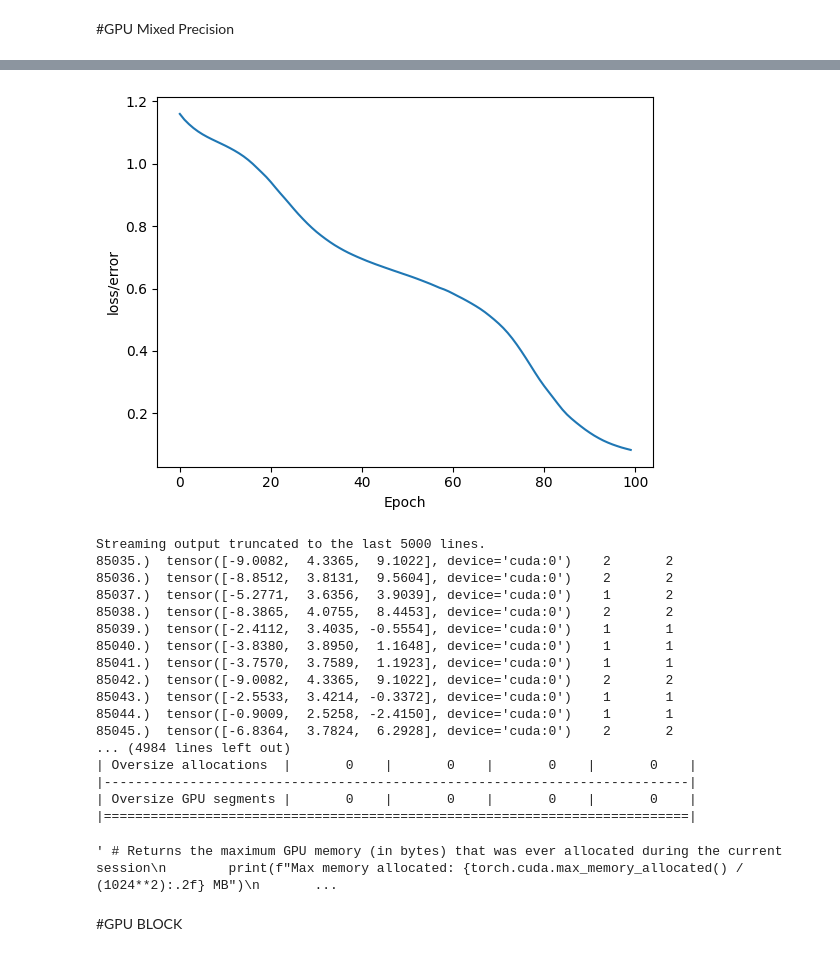
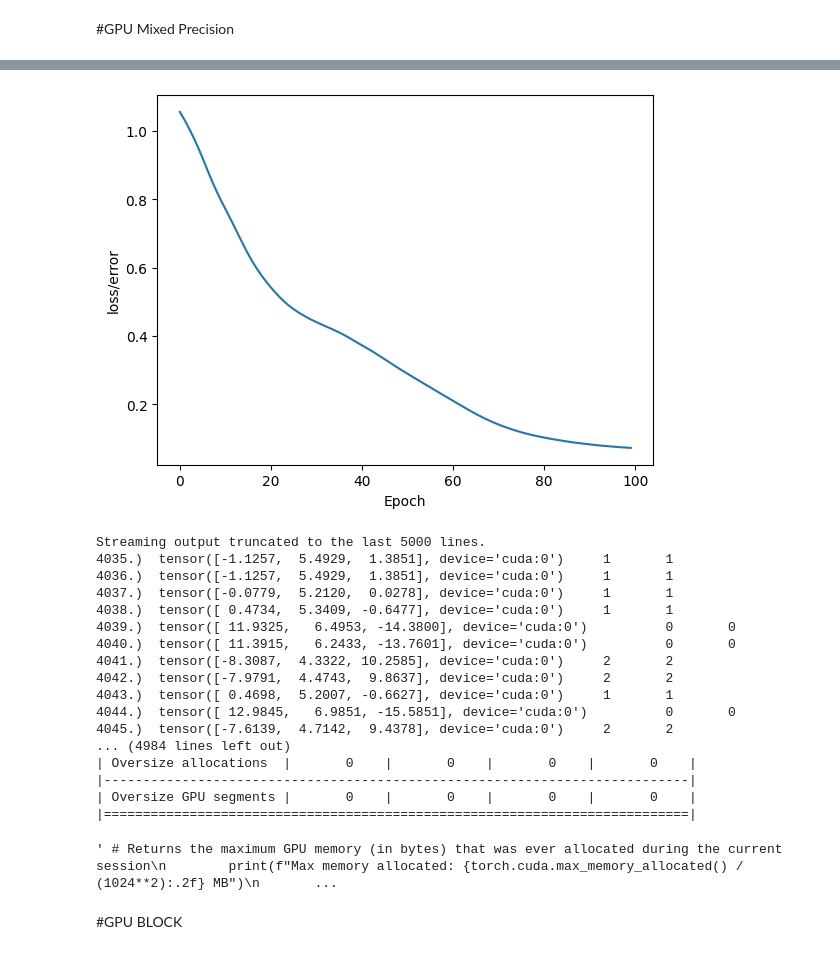
Before and after one commit to LCRazo/GPU-Utilization-and-Improvement-Project-, a Jupyter notebook: BatchIncrease.ipynb, the cells around one changed output, grey strips where cells are left out. Saved outputs shown, nothing was run; the diff lists cells and outputs as text; code cells hidden in the pictures.

Commit message:
limmited the gpu memory to prove that MP can handle bigger batch sizes as compared to FP

```diff
--- a/BatchIncrease.ipynb
+++ b/BatchIncrease.ipynb
@@ -20,7 +20,6 @@ import matplotlib.pyplot as plt
 import numpy as np
 import time
 # Mixed precision imports
-from torch.cuda.amp import autocast, GradScaler
 from sklearn.model_selection import train_test_split
 # %matplotlib inline
 
@@ -49,6 +48,15 @@ print(torch.cuda.device_count()) # Returns the available GPUs
 if torch.cuda.is_available():
   print(f"Current device: {torch.cuda.current_device()}")
   print(f"Device name: {torch.cuda.get_device_name(0)}")
+
+  fraction = 0.002
+  torch.cuda.set_per_process_memory_fraction(fraction, 0)
+
+  total_memory_gb = torch.cuda.get_device_properties(0).total_memory / 1024**3
+
+  actual_memory_allocated = total_memory_gb * fraction
+
+  print(f"Actual memory allocated: {actual_memory_allocated:.3f} GB")
 
   # print(stats)
 
@@ -79,7 +87,7 @@ if torch.cuda.is_available():
 
 
   #To increase batch
-  repeat_factor = 3000
+  repeat_factor = 300
   X = np.tile(X, (repeat_factor, 1))
   y = np.tile(y, repeat_factor)
 
@@ -97,7 +105,7 @@ if torch.cuda.is_available():
   # Set the criterion of model to measure the error, how far off the predictions are from the data
   criterion = nn.CrossEntropyLoss().cuda(0)
   # Choose Adam Optimizer, lr = learning rate (if error doesn't go down after a bunch of iterations (epochs), lower our learning rate)
-  scaler = GradScaler()
+  scaler = torch.amp.GradScaler("cuda")
   optimizer = torch.optim.Adam(model.parameters(), lr=0.01)
 
   # Train our model!
@@ -116,17 +124,17 @@ if torch.cuda.is_available():
 
     # Measure the loss/error, gonna be high at first
     # loss = criterion(y_pred, y_train) # predicted values vs the y_train
-
+    optimizer.zero_grad()
     # This is for mixed precision
-    with torch.cuda.amp.autocast():
+    with torch.amp.autocast("cuda"):
       # Go forward and get a prediction
       y_pred = model.forward(X_train) # Get predicted results
       # Measure the loss/error, gonna be high at first
       loss = criterion(y_pred, y_train) # predicted values vs the y_train
 
-      # Keep Track of our losses
-      lossCPU = loss.cpu()
-      losses.append(lossCPU.detach().numpy())
+    # Keep Track of our losses
+    lossCPU = loss.cpu()
+    losses.append(lossCPU.detach().numpy())
 
     # print every 10 epoch
     if i % 10 == 0:
@@ -135,7 +143,7 @@ if torch.cuda.is_available():
     # Do some back propagation: take the error rate of forward propagation and feed it back
     # thru the network to fine tune the weights
     # Backpropagation with mixed precision
-    optimizer.zero_grad()
+
     scaler.scale(loss).backward()
     scaler.step(optimizer)
     scaler.update()
@@ -145,7 +153,7 @@ if torch.cuda.is_available():
   end = time.time()
   print(f"Original batch size: ", my_df.shape[0])
   print(f"Repeat factor to create larger batch", repeat_factor)
-  print(f"Batch size: ", repeat_factor * X.shape[0])
+  print(f"Batch size: ", X.shape[0])
   print(f"GPU Mixed Precision Training: {end - start:.6f} seconds")
 
   stats = torch.cuda.memory_stats()
@@ -196,32 +204,6 @@ if torch.cuda.is_available():
   peak_allocated_memory = torch.cuda.max_memory_allocated(0)
   print(f"Peak allocated memory: {peak_allocated_memory / (1024**2):.2f} MB")
   print(torch.cuda.memory_summary(device=0, abbreviated=True))
-
-  """ new_iris = torch.tensor([4.7, 3.2, 1.3, 0.2])
-        with torch.no_grad():
-          print(model(new_iris))
-
-        newer_iris = torch.tensor([5.9, 3.0, 5.1, 1.8])
-
-        with torch.no_grad():
-          print(model(newer_iris))
-
-        # Save our NN Model
-        torch.save(model.state_dict(), 'my_really_awesome_iris_model.pt')
-
-        # Load the Saved Model
-        new_model = Model()
-        new_model.load_state_dict(torch.load('my_really_awesome_iris_model.pt'))
-
-        # Make sure it loaded correctly
-        new_model.eval() """
-        # end main code
-
-
-""" # Returns the maximum GPU memory (in bytes) that was ever allocated during the current session
-        print(f"Max memory allocated: {torch.cuda.max_memory_allocated() / (1024**2):.2f} MB")
-        # Returns the maximum GPU memory (in bytes) that was ever cached during the current session
-        print(f"Max memory cached: {torch.cuda.max_memory_reserved() / (1024**2):.2f} MB") """
 # %% [output]
 True
 1
@@ -244,16 +227,16 @@ GPU Mixed Precision Training: 1.720009 seconds
-[figure, old version]
+[figure, new version]
 Streaming output truncated to the last 5000 lines.
-85035.)  tensor([-9.0082,  4.3365,  9.1022], device='cuda:0')    2       2
-85036.)  tensor([-8.8512,  3.8131,  9.5604], device='cuda:0')    2       2
-85037.)  tensor([-5.2771,  3.6356,  3.9039], device='cuda:0')    1       2
-85038.)  tensor([-8.3865,  4.0755,  8.4453], device='cuda:0')    2       2
-85039.)  tensor([-2.4112,  3.4035, -0.5554], device='cuda:0')    1       1
-85040.)  tensor([-3.8380,  3.8950,  1.1648], device='cuda:0')    1       1
-85041.)  tensor([-3.7570,  3.7589,  1.1923], device='cuda:0')    1       1
-85042.)  tensor([-9.0082,  4.3365,  9.1022], device='cuda:0')    2       2
-85043.)  tensor([-2.5533,  3.4214, -0.3372], device='cuda:0')    1       1
-85044.)  tensor([-0.9009,  2.5258, -2.4150], device='cuda:0')    1       1
-85045.)  tensor([-6.8364,  3.7824,  6.2928], device='cuda:0')    2       2
+4035.)  tensor([-1.1257,  5.4929,  1.3851], device='cuda:0')     1       1
+4036.)  tensor([-1.1257,  5.4929,  1.3851], device='cuda:0')     1       1
+4037.)  tensor([-0.0779,  5.2120,  0.0278], device='cuda:0')     1       1
+4038.)  tensor([ 0.4734,  5.3409, -0.6477], device='cuda:0')     1       1
+4039.)  tensor([ 11.9325,   6.4953, -14.3800], device='cuda:0')          0       0
+4040.)  tensor([ 11.3915,   6.2433, -13.7601], device='cuda:0')          0       0
+4041.)  tensor([-8.3087,  4.3322, 10.2585], device='cuda:0')     2       2
+4042.)  tensor([-7.9791,  4.4743,  9.8637], device='cuda:0')     2       2
+4043.)  tensor([ 0.4698,  5.2007, -0.6627], device='cuda:0')     1       1
+4044.)  tensor([ 12.9845,   6.9851, -15.5851], device='cuda:0')          0       0
+4045.)  tensor([-7.6139,  4.7142,  9.4378], device='cuda:0')     2       2
 ... (4984 lines left out)
 | Oversize allocations  |       0    |       0    |       0    |       0    |
 |---------------------------------------------------------------------------|
```
Also changed, not shown: parts of 4 cells of this notebook.
